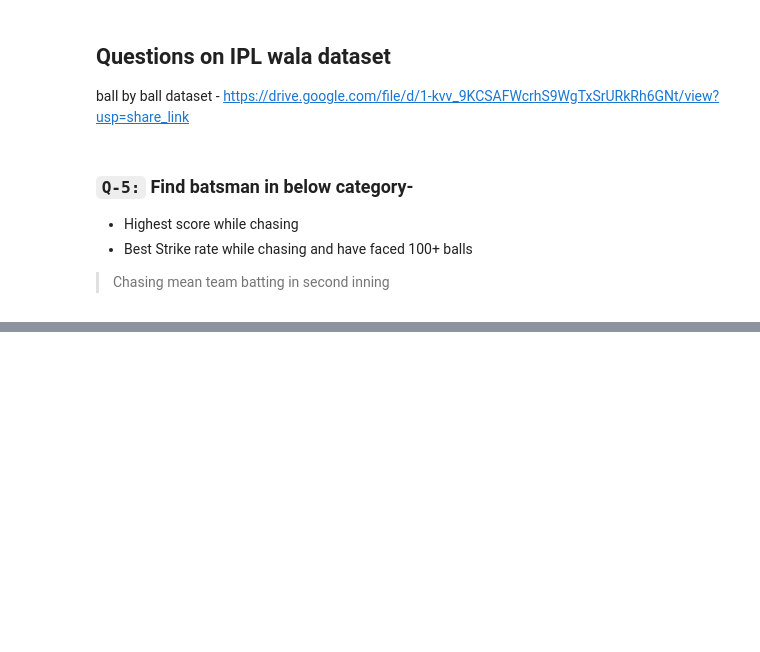
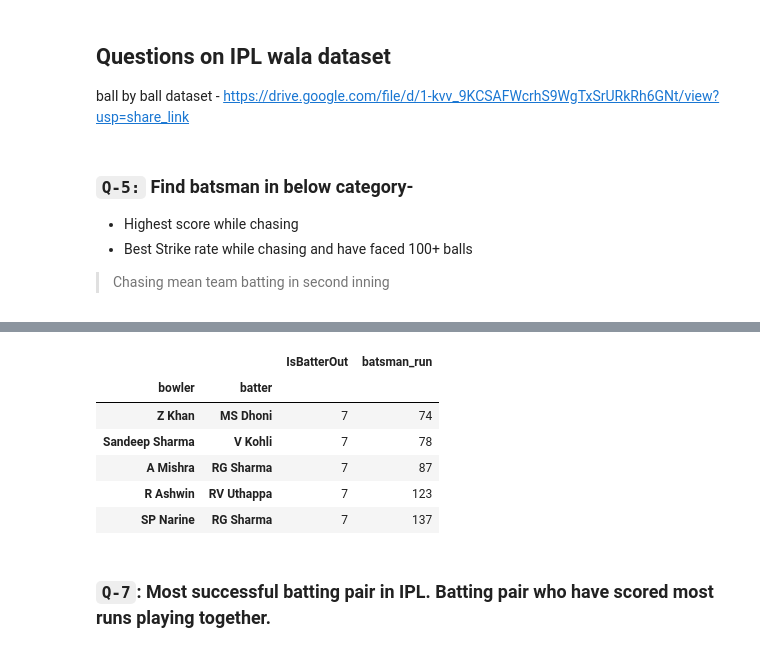
Before and after one commit to khadar786/CampusX, a Jupyter notebook: Tasks/Task 19.ipynb, the cells around one changed output, grey strips where cells are left out. Saved outputs shown, nothing was run; the diff lists cells and outputs as text; code cells hidden in the pictures; blank space fills up the shorter version.

```diff
--- a/Tasks/Task 19.ipynb
+++ b/Tasks/Task 19.ipynb
@@ -182,0 +216,16 @@ balls.head()
+# %%
+balls['IsBatterOut']=balls.batter==balls.player_out
+balls.groupby(['bowler','batter']).agg({
+    'IsBatterOut':'sum',
+    'batsman_run':'sum'
+}).sort_values(['IsBatterOut','batsman_run'],ascending=[False,True]).head()
+# %% [output]
+|  |  | IsBatterOut | batsman_run |
+| bowler | batter |  |  |
+| Z Khan | MS Dhoni | 7 | 74 |
+| Sandeep Sharma | V Kohli | 7 | 78 |
+| A Mishra | RG Sharma | 7 | 87 |
+| R Ashwin | RV Uthappa | 7 | 123 |
+| SP Narine | RG Sharma | 7 | 137 |
+# %% [markdown]
+### `Q-7`: Most successful batting pair in IPL. Batting pair who have scored most runs playing together.
```
Also changed, not shown: parts of 6 cells of this notebook, 9 other files.
